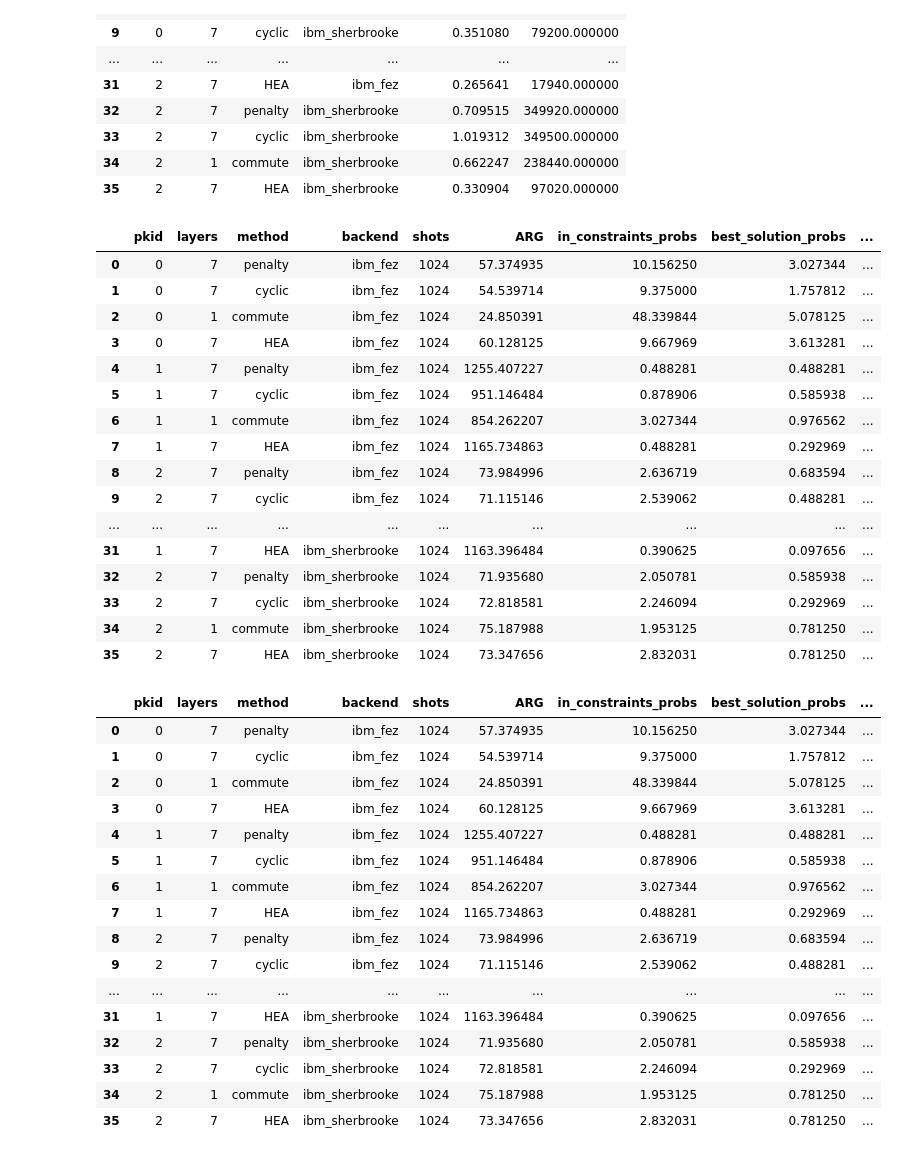
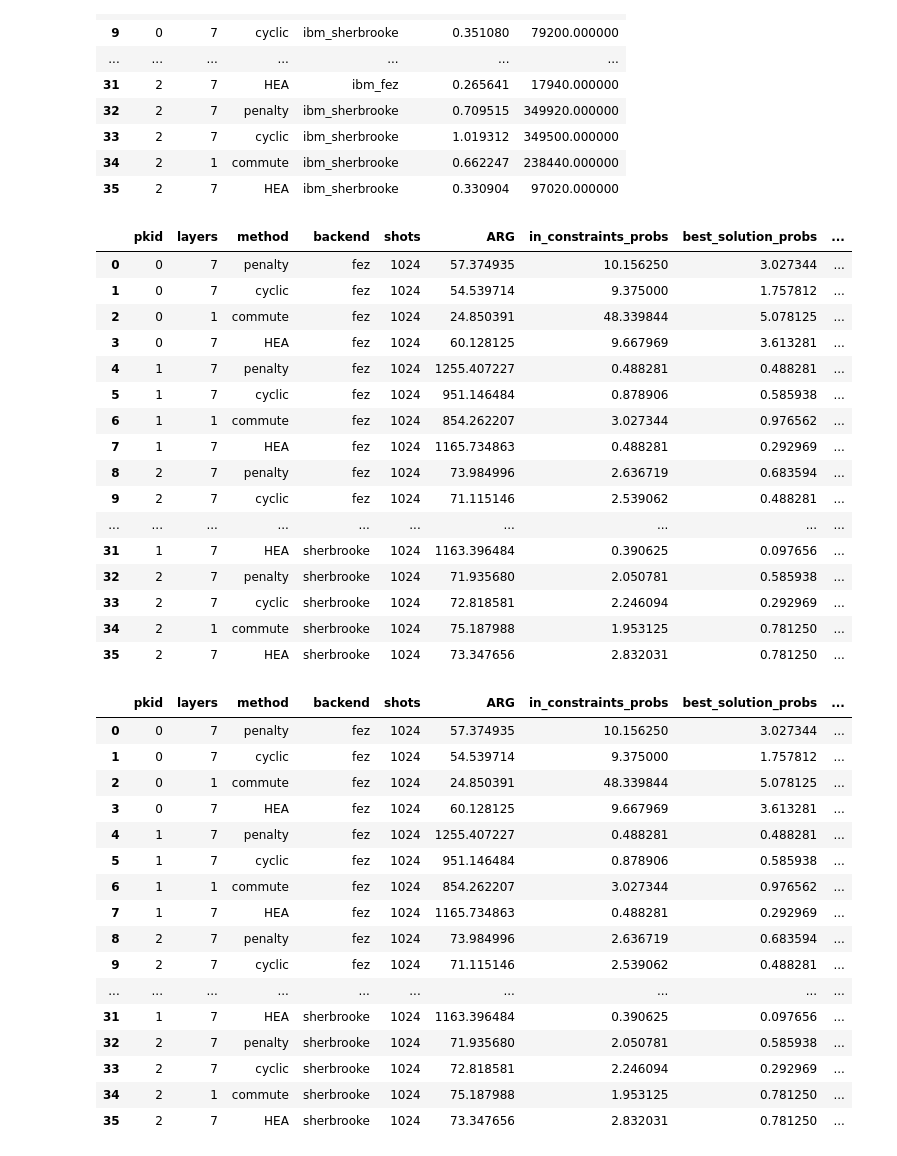
Before and after one commit to jiang7f/FLP, a Jupyter notebook: implementations/data/QPU/qpu_draw.ipynb, the cells around one changed output. Drawn from its saved outputs; the diff is of its cells as text; code cells hidden in the pictures.

```diff
--- a/implementations/data/QPU/qpu_draw.ipynb
+++ b/implementations/data/QPU/qpu_draw.ipynb
@@ -4,7 +4,7 @@ import matplotlib.pyplot as plt
 import pandas as pd
 
 # Load the data
-data = pd.read_csv('ibm_data.csv')
+data = pd.read_csv('real_qpu_data.csv')
 data.drop(columns=['pbid'], inplace=True)
 data
 # %% [output]
@@ -48,46 +49,47 @@ latency_df
 | 35 | 2 | 7 | HEA | ibm_sherbrooke | 0.330904 | 97020.000000 |
 # %%
 qpu_data =data.merge(latency_df, on=['pkid', 'layers', 'method', 'backend'])
+qpu_data['backend'] = qpu_data['backend'].str.replace('^ibm_', '', regex=True)
 qpu_data
 # %% [output]
 |  | pkid | layers | method | backend | shots | ARG | in_constraints_probs | best_solution_probs | ... |
-| 0 | 0 | 7 | penalty | ibm_fez | 1024 | 57.374935 | 10.156250 | 3.027344 | ... |
-| 1 | 0 | 7 | cyclic | ibm_fez | 1024 | 54.539714 | 9.375000 | 1.757812 | ... |
-| 2 | 0 | 1 | commute | ibm_fez | 1024 | 24.850391 | 48.339844 | 5.078125 | ... |
-| 3 | 0 | 7 | HEA | ibm_fez | 1024 | 60.128125 | 9.667969 | 3.613281 | ... |
-| 4 | 1 | 7 | penalty | ibm_fez | 1024 | 1255.407227 | 0.488281 | 0.488281 | ... |
-| 5 | 1 | 7 | cyclic | ibm_fez | 1024 | 951.146484 | 0.878906 | 0.585938 | ... |
-| 6 | 1 | 1 | commute | ibm_fez | 1024 | 854.262207 | 3.027344 | 0.976562 | ... |
-| 7 | 1 | 7 | HEA | ibm_fez | 1024 | 1165.734863 | 0.488281 | 0.292969 | ... |
-| 8 | 2 | 7 | penalty | ibm_fez | 1024 | 73.984996 | 2.636719 | 0.683594 | ... |
-| 9 | 2 | 7 | cyclic | ibm_fez | 1024 | 71.115146 | 2.539062 | 0.488281 | ... |
+| 0 | 0 | 7 | penalty | fez | 1024 | 57.374935 | 10.156250 | 3.027344 | ... |
+| 1 | 0 | 7 | cyclic | fez | 1024 | 54.539714 | 9.375000 | 1.757812 | ... |
+| 2 | 0 | 1 | commute | fez | 1024 | 24.850391 | 48.339844 | 5.078125 | ... |
+| 3 | 0 | 7 | HEA | fez | 1024 | 60.128125 | 9.667969 | 3.613281 | ... |
+| 4 | 1 | 7 | penalty | fez | 1024 | 1255.407227 | 0.488281 | 0.488281 | ... |
+| 5 | 1 | 7 | cyclic | fez | 1024 | 951.146484 | 0.878906 | 0.585938 | ... |
+| 6 | 1 | 1 | commute | fez | 1024 | 854.262207 | 3.027344 | 0.976562 | ... |
+| 7 | 1 | 7 | HEA | fez | 1024 | 1165.734863 | 0.488281 | 0.292969 | ... |
+| 8 | 2 | 7 | penalty | fez | 1024 | 73.984996 | 2.636719 | 0.683594 | ... |
+| 9 | 2 | 7 | cyclic | fez | 1024 | 71.115146 | 2.539062 | 0.488281 | ... |
 | ... | ... | ... | ... | ... | ... | ... | ... | ... | ... |
-| 31 | 1 | 7 | HEA | ibm_sherbrooke | 1024 | 1163.396484 | 0.390625 | 0.097656 | ... |
-| 32 | 2 | 7 | penalty | ibm_sherbrooke | 1024 | 71.935680 | 2.050781 | 0.585938 | ... |
-| 33 | 2 | 7 | cyclic | ibm_sherbrooke | 1024 | 72.818581 | 2.246094 | 0.292969 | ... |
-| 34 | 2 | 1 | commute | ibm_sherbrooke | 1024 | 75.187988 | 1.953125 | 0.781250 | ... |
-| 35 | 2 | 7 | HEA | ibm_sherbrooke | 1024 | 73.347656 | 2.832031 | 0.781250 | ... |
+| 31 | 1 | 7 | HEA | sherbrooke | 1024 | 1163.396484 | 0.390625 | 0.097656 | ... |
+| 32 | 2 | 7 | penalty | sherbrooke | 1024 | 71.935680 | 2.050781 | 0.585938 | ... |
+| 33 | 2 | 7 | cyclic | sherbrooke | 1024 | 72.818581 | 2.246094 | 0.292969 | ... |
+| 34 | 2 | 1 | commute | sherbrooke | 1024 | 75.187988 | 1.953125 | 0.781250 | ... |
+| 35 | 2 | 7 | HEA | sherbrooke | 1024 | 73.347656 | 2.832031 | 0.781250 | ... |
 # %%
 qpu_data['runtime'] = qpu_data.latency * qpu_data.shots * qpu_data.iteration_count / 10 ** 9 + qpu_data.transpile_time
 qpu_data
 # %% [output]
 |  | pkid | layers | method | backend | shots | ARG | in_constraints_probs | best_solution_probs | ... |
-| 0 | 0 | 7 | penalty | ibm_fez | 1024 | 57.374935 | 10.156250 | 3.027344 | ... |
-| 1 | 0 | 7 | cyclic | ibm_fez | 1024 | 54.539714 | 9.375000 | 1.757812 | ... |
-| 2 | 0 | 1 | commute | ibm_fez | 1024 | 24.850391 | 48.339844 | 5.078125 | ... |
-| 3 | 0 | 7 | HEA | ibm_fez | 1024 | 60.128125 | 9.667969 | 3.613281 | ... |
-| 4 | 1 | 7 | penalty | ibm_fez | 1024 | 1255.407227 | 0.488281 | 0.488281 | ... |
-| 5 | 1 | 7 | cyclic | ibm_fez | 1024 | 951.146484 | 0.878906 | 0.585938 | ... |
-| 6 | 1 | 1 | commute | ibm_fez | 1024 | 854.262207 | 3.027344 | 0.976562 | ... |
-| 7 | 1 | 7 | HEA | ibm_fez | 1024 | 1165.734863 | 0.488281 | 0.292969 | ... |
-| 8 | 2 | 7 | penalty | ibm_fez | 1024 | 73.984996 | 2.636719 | 0.683594 | ... |
-| 9 | 2 | 7 | cyclic | ibm_fez | 1024 | 71.115146 | 2.539062 | 0.488281 | ... |
+| 0 | 0 | 7 | penalty | fez | 1024 | 57.374935 | 10.156250 | 3.027344 | ... |
+| 1 | 0 | 7 | cyclic | fez | 1024 | 54.539714 | 9.375000 | 1.757812 | ... |
+| 2 | 0 | 1 | commute | fez | 1024 | 24.850391 | 48.339844 | 5.078125 | ... |
+| 3 | 0 | 7 | HEA | fez | 1024 | 60.128125 | 9.667969 | 3.613281 | ... |
+| 4 | 1 | 7 | penalty | fez | 1024 | 1255.407227 | 0.488281 | 0.488281 | ... |
+| 5 | 1 | 7 | cyclic | fez | 1024 | 951.146484 | 0.878906 | 0.585938 | ... |
+| 6 | 1 | 1 | commute | fez | 1024 | 854.262207 | 3.027344 | 0.976562 | ... |
+| 7 | 1 | 7 | HEA | fez | 1024 | 1165.734863 | 0.488281 | 0.292969 | ... |
+| 8 | 2 | 7 | penalty | fez | 1024 | 73.984996 | 2.636719 | 0.683594 | ... |
+| 9 | 2 | 7 | cyclic | fez | 1024 | 71.115146 | 2.539062 | 0.488281 | ... |
 | ... | ... | ... | ... | ... | ... | ... | ... | ... | ... |
-| 31 | 1 | 7 | HEA | ibm_sherbrooke | 1024 | 1163.396484 | 0.390625 | 0.097656 | ... |
-| 32 | 2 | 7 | penalty | ibm_sherbrooke | 1024 | 71.935680 | 2.050781 | 0.585938 | ... |
-| 33 | 2 | 7 | cyclic | ibm_sherbrooke | 1024 | 72.818581 | 2.246094 | 0.292969 | ... |
-| 34 | 2 | 1 | commute | ibm_sherbrooke | 1024 | 75.187988 | 1.953125 | 0.781250 | ... |
-| 35 | 2 | 7 | HEA | ibm_sherbrooke | 1024 | 73.347656 | 2.832031 | 0.781250 | ... |
+| 31 | 1 | 7 | HEA | sherbrooke | 1024 | 1163.396484 | 0.390625 | 0.097656 | ... |
+| 32 | 2 | 7 | penalty | sherbrooke | 1024 | 71.935680 | 2.050781 | 0.585938 | ... |
+| 33 | 2 | 7 | cyclic | sherbrooke | 1024 | 72.818581 | 2.246094 | 0.292969 | ... |
+| 34 | 2 | 1 | commute | sherbrooke | 1024 | 75.187988 | 1.953125 | 0.781250 | ... |
+| 35 | 2 | 7 | HEA | sherbrooke | 1024 | 73.347656 | 2.832031 | 0.781250 | ... |
 # %%
 probs = ['F1','G1','K1']
 qpu_data.pkid = qpu_data.pkid.apply(lambda x: probs[x])
```
Also changed, not shown: parts of 8 cells of this notebook, 46 other files.
